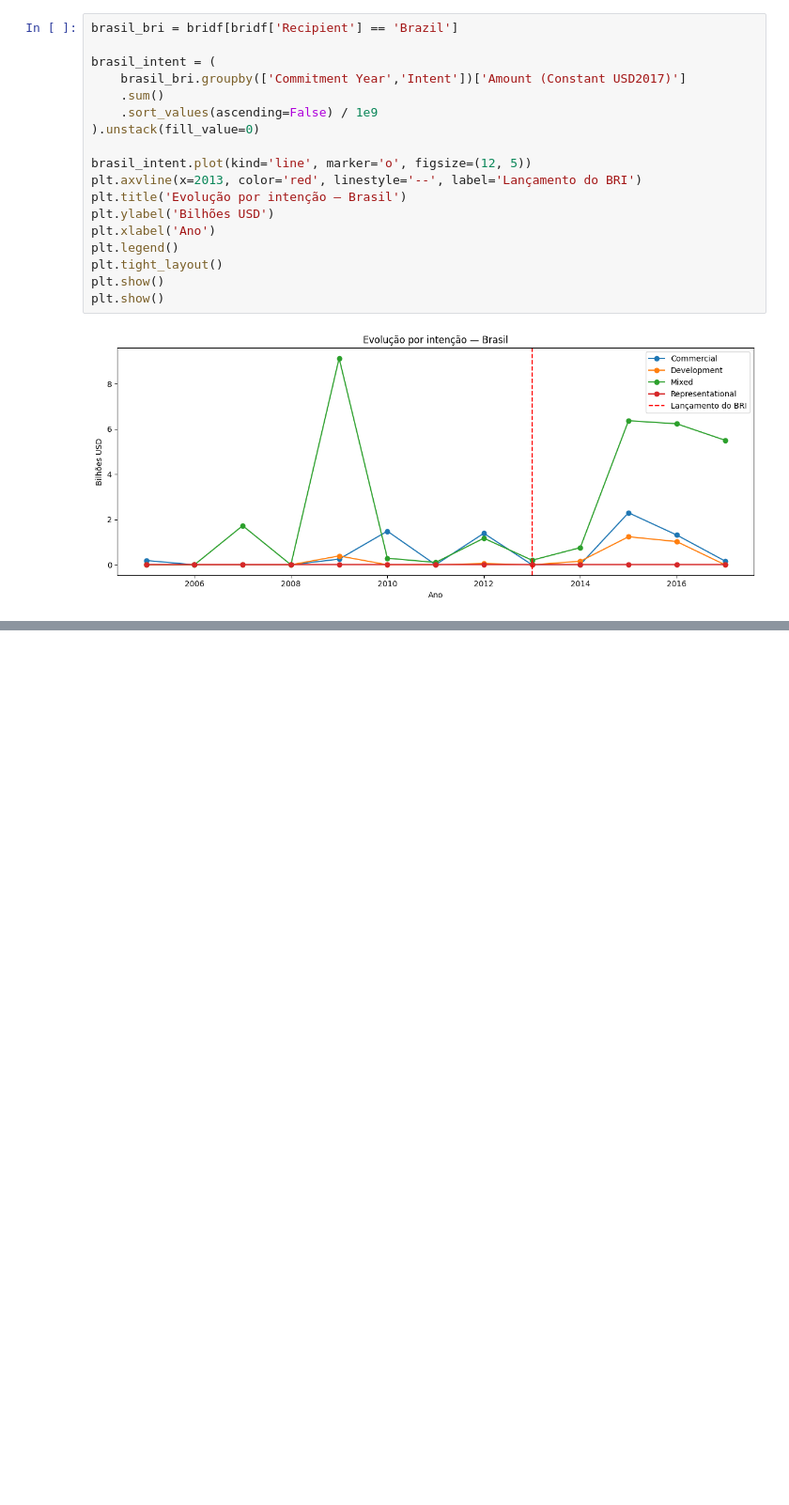
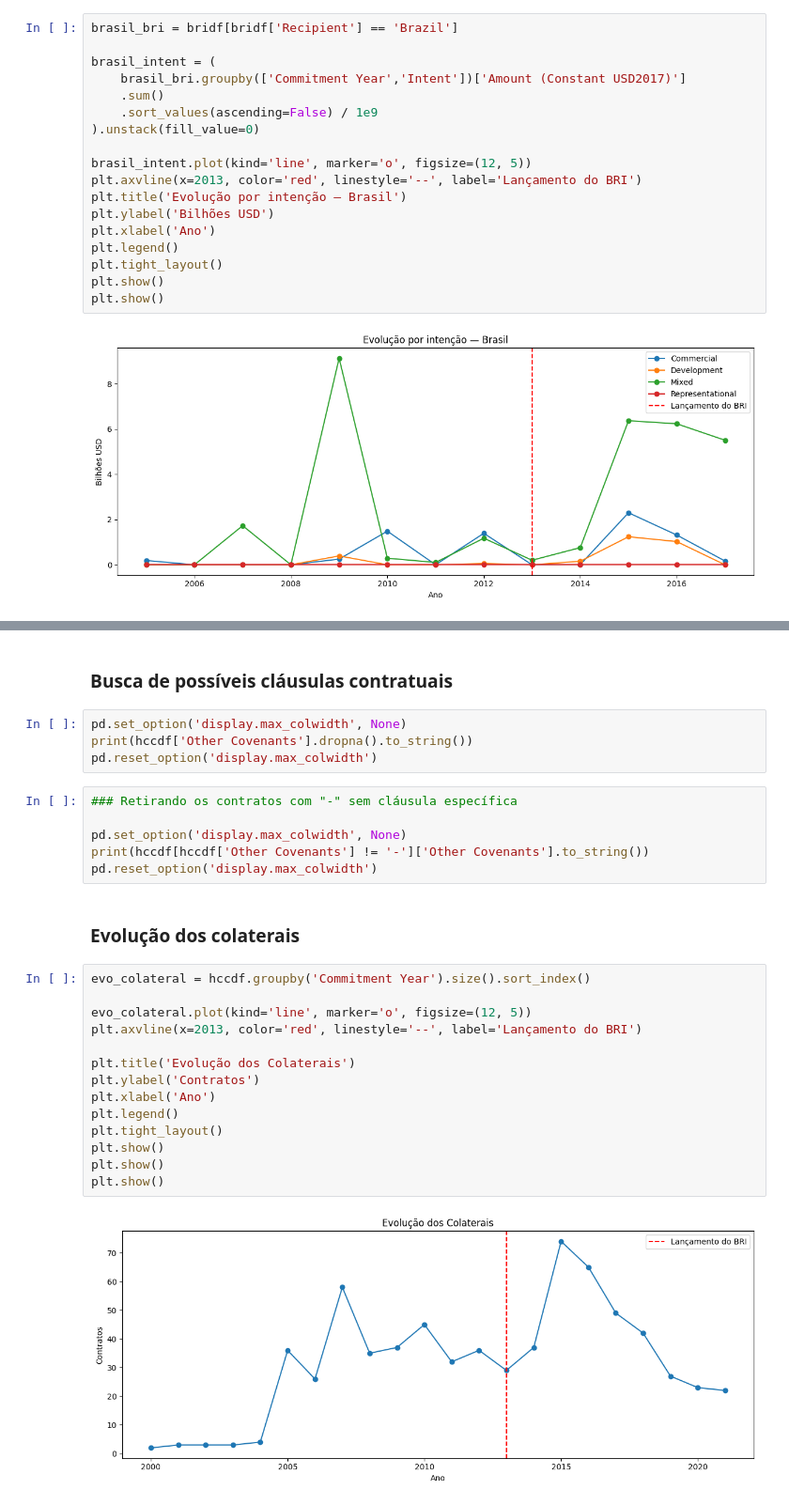
Before and after one commit to Nico-FCandido/Projeto_Analise_Dados_China, a Jupyter notebook: china_lends.ipynb, the cells around one changed output, grey strips where cells are left out. Shown at 94% size. Saved outputs shown, nothing was run; the diff lists cells and outputs as text; blank space fills up the shorter version.

```diff
--- a/china_lends.ipynb
+++ b/china_lends.ipynb
@@ -1159,0 +1015,30 @@ plt.show()
+# %% [markdown]
+### Busca de possíveis cláusulas contratuais
+# %%
+pd.set_option('display.max_colwidth', None)
+print(hccdf['Other Covenants'].dropna().to_string())
+pd.reset_option('display.max_colwidth')
+# %%
+### Retirando os contratos com "-" sem cláusula específica
+
+pd.set_option('display.max_colwidth', None)
+print(hccdf[hccdf['Other Covenants'] != '-']['Other Covenants'].to_string())
+pd.reset_option('display.max_colwidth')
+# %% [markdown]
+### Evolução dos colaterais
+# %%
+evo_colateral = hccdf.groupby('Commitment Year').size().sort_index()
+
+evo_colateral.plot(kind='line', marker='o', figsize=(12, 5))
+plt.axvline(x=2013, color='red', linestyle='--', label='Lançamento do BRI')
+
+plt.title('Evolução dos Colaterais')
+plt.ylabel('Contratos')
+plt.xlabel('Ano')
+plt.legend()
+plt.tight_layout()
+plt.show()
+plt.show()
+plt.show()
+# %% [output]
+[figure, added]
```
Also changed, not shown: parts of 42 cells of this notebook, 2 other files.
